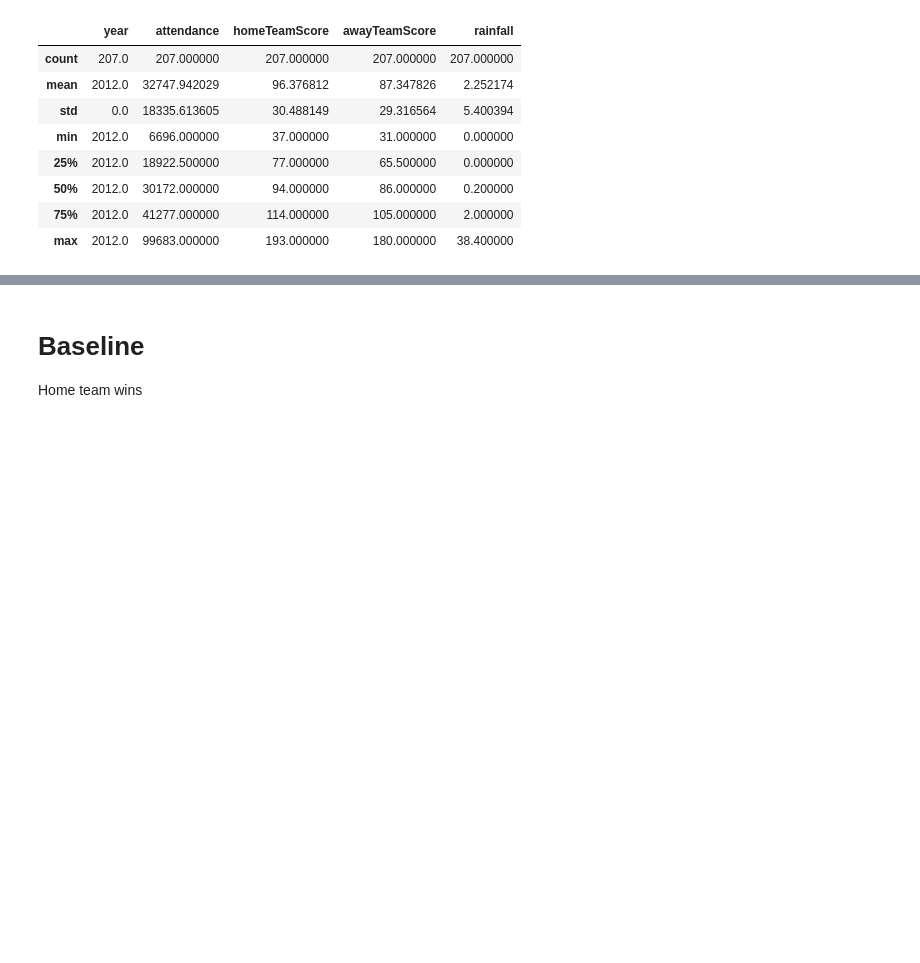
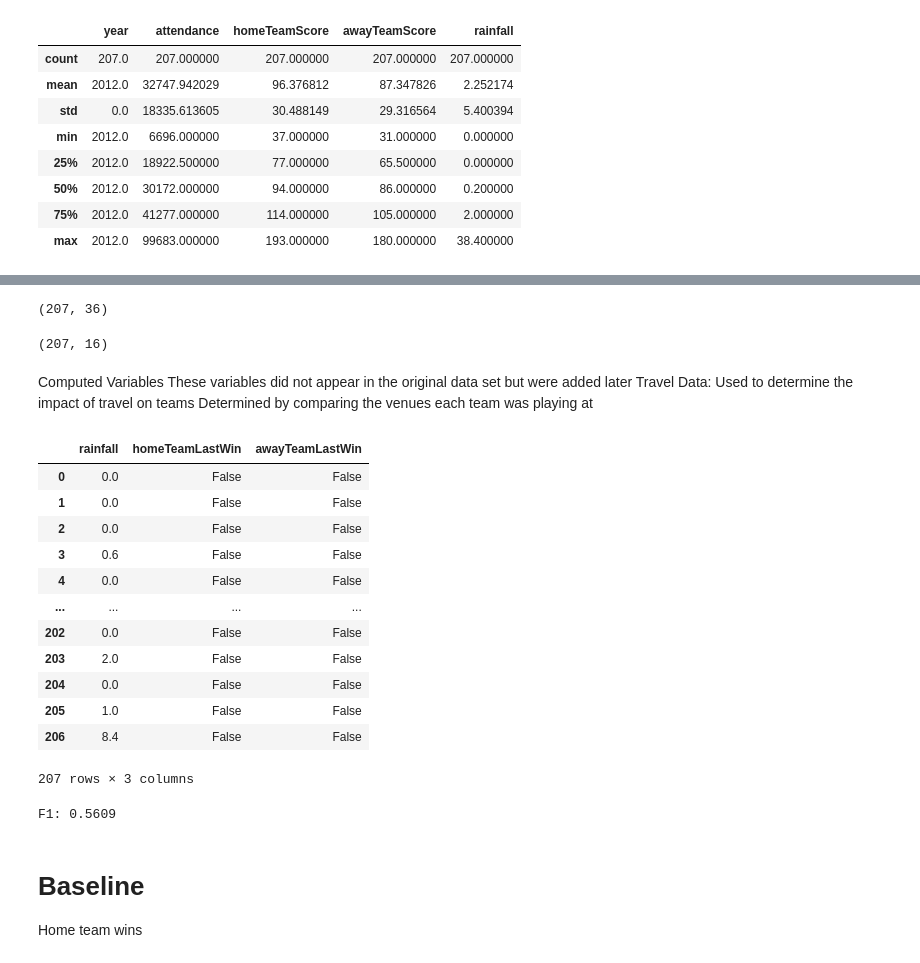
Before and after one commit to TomGallagher98/Thomas_Gallagher_Thesis, a Jupyter notebook: Data/basicDecisionTreeModel.ipynb, the cells around one changed output, grey strips where cells are left out. Drawn from its saved outputs; the diff is of its cells as text; code cells hidden in the pictures; blank space fills up the shorter version.

```diff
--- a/Data/basicDecisionTreeModel.ipynb
+++ b/Data/basicDecisionTreeModel.ipynb
@@ -140,3 +144,43 @@ def teamLastWin(row):
     return row
 
 a_2012 = a_2012.apply(teamLastWin, axis=1)
+# %%
+# One Hot Encoding Teams
+from sklearn.preprocessing import LabelEncoder, OneHotEncoder
+encoding = LabelEncoder()
+encoding.fit(all_results["homeTeam"].values)
+
+
+home_teams_2012 = encoding.transform(a_2012["homeTeam"].values)
+away_teams_2012 = encoding.transform(a_2012["awayTeam"].values)
+
+all_teams_2012 = np.vstack([home_teams_2012, away_teams_2012]).T
+all_teams_2012[:5], all_teams_2012.shape
+
+oneHot = OneHotEncoder()
+X_teams_2012 = oneHot.fit_transform(all_teams_2012).todense()
+X_teams_2012.shape
+# %% [output]
+(207, 36)
+# %%
+# One Hot Encoding Venues
+encoding = LabelEncoder()
+encoding.fit(all_results["venue"].values)
+
+venues = encoding.transform(a_2012['venue'].values)
+
+all_venues = np.vstack(venues).T
+venues = venues.reshape(-1,1)
+venues[:5], venues.shape
+
+oneHot = OneHotEncoder()
+X_venues = oneHot.fit_transform(venues).todense()
+X_venues = np.asarray(X_venues)
+X_venues.shape
+# %% [output]
+(207, 16)
+# %% [markdown]
+Computed Variables
+These variables did not appear in the original data set but were added later
+Travel Data: Used to determine the impact of travel on teams
+             Determined by comparing the venues each team was playing at
@@ -143,3 +189,35 @@ a_2012 = a_2012.apply(teamLastWin, axis=1)
+# %%
+# Replace Teams and venues with OHE values
+a_2012_ohe = a_2012.drop(['homeTeam','awayTeam','venue','homeWin', 'homeTeamScore','awayTeamScore', 'round'], axis=1)
+a_2012_ohe.columns
+# a_2012_ohe = np.hstack([a_2012_ohe, X_teams_2012, X_venues])
+a_2012_ohe
+# %% [output]
+|  | rainfall | homeTeamLastWin | awayTeamLastWin |
+| 0 | 0.0 | False | False |
+| 1 | 0.0 | False | False |
+| 2 | 0.0 | False | False |
+| 3 | 0.6 | False | False |
+| 4 | 0.0 | False | False |
+| ... | ... | ... | ... |
+| 202 | 0.0 | False | False |
+| 203 | 2.0 | False | False |
+| 204 | 0.0 | False | False |
+| 205 | 1.0 | False | False |
+| 206 | 8.4 | False | False |
+207 rows × 3 columns
+# %%
+from sklearn.tree import DecisionTreeClassifier
+from sklearn.model_selection import cross_val_score
+
+clf = DecisionTreeClassifier(random_state=26)
+y_true_2012 = np.asarray(y_true_2012)
+a_2012_ohe_in = np.asarray(a_2012_ohe)
+scores = cross_val_score(clf, a_2012_ohe_in, y_true_2012)
+
+print("F1: {0:0.4f}".format(np.mean(scores)))
+# %% [output]
+F1: 0.5609
 # %% [markdown]
 # Baseline
 Home team wins
```
Also changed, not shown: parts of 12 cells of this notebook, 2 other files.
